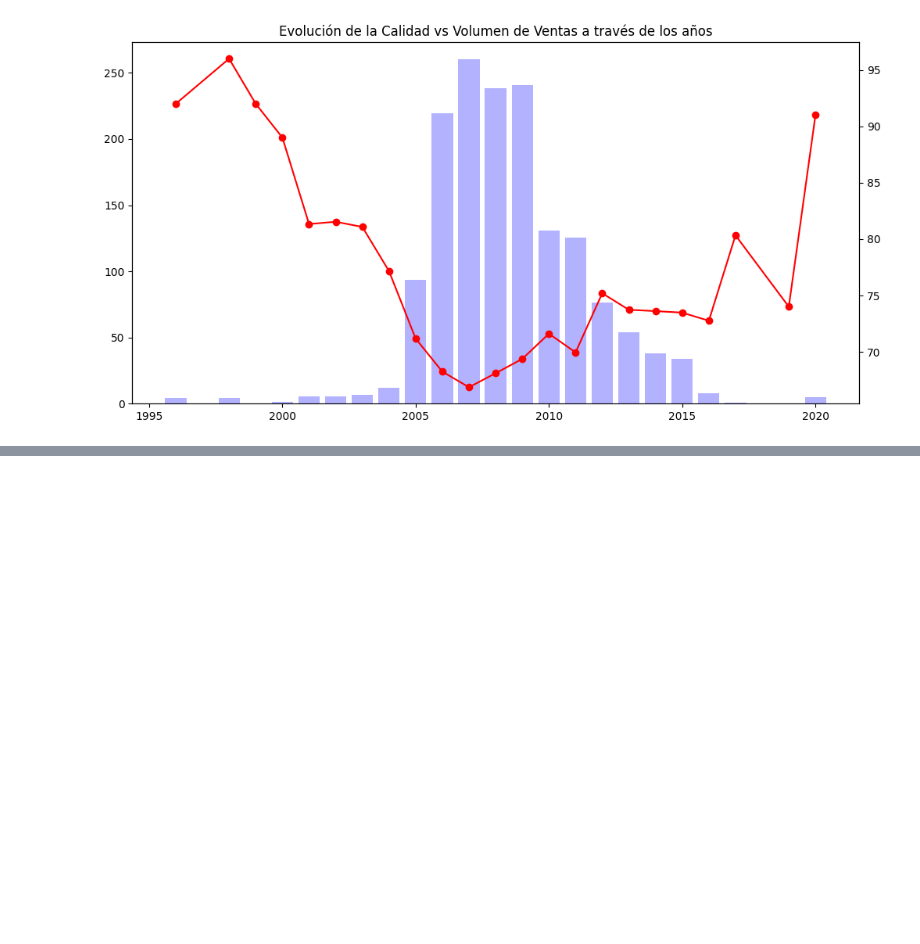
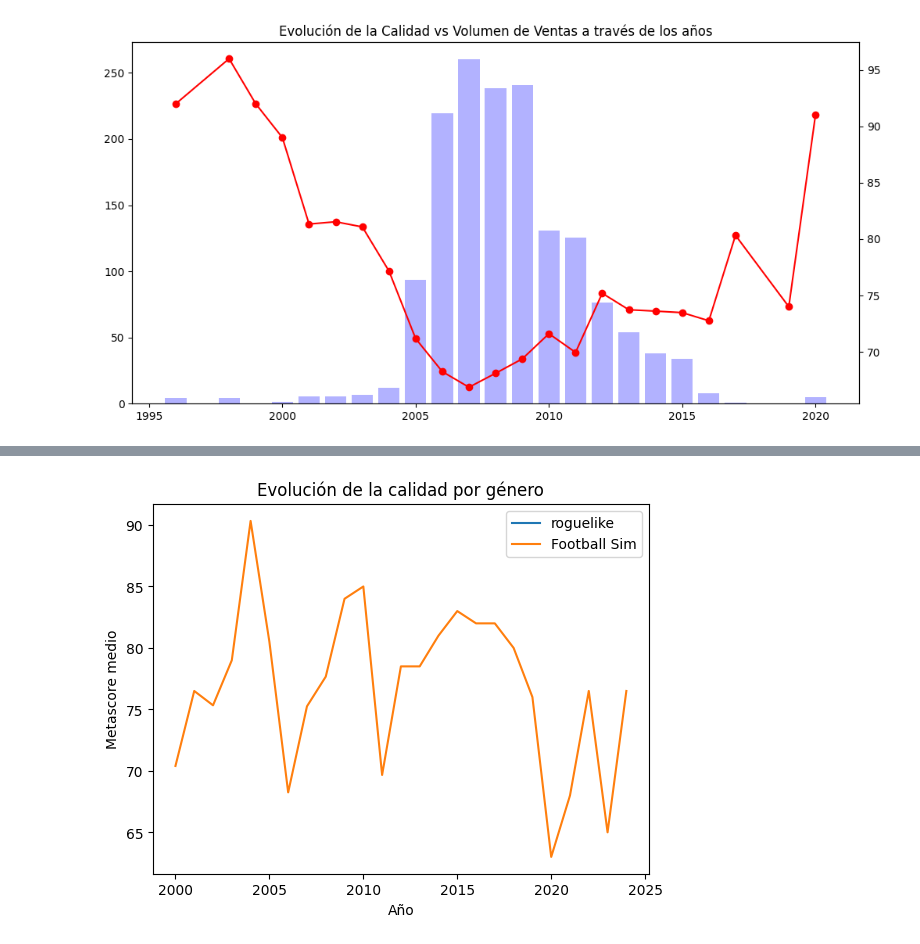
Before and after one commit to danmascarilla/Project_EDA, a Jupyter notebook: src/notebooks/pruebas.ipynb, the cells around one changed output, grey strips where cells are left out. Cells and saved outputs as stored; diff of their text form; code cells hidden in the pictures; blank space fills up the shorter version.

Commit message:
graficas años lanzamiento juegos mejor valorados y evolución calidad por tipo de videojuego

```diff
--- a/src/notebooks/pruebas.ipynb
+++ b/src/notebooks/pruebas.ipynb
@@ -22,18 +49,18 @@ df_meta.head()
 # %%
 # 1. Limpiar espacios en blanco en los nombres
-df_meta['name'] = df_meta['name'].str.strip()
+df_meta['title'] = df_meta['title'].str.strip()
 df_sales['Name'] = df_sales['Name'].str.strip()
 
 # 2. Unir los DataFrames por nombre y plataforma
 # Nota: A veces las plataformas se llaman distinto (ej: "PS4" vs "PlayStation 4"),
 # asegúrate de mapearlas si es necesario.
-df_combined = pd.merge(df_meta, df_sales, left_on=['name', 'platform'], right_on=['Name', 'Platform'], how='inner')
+df_combined = pd.merge(df_meta, df_sales, left_on=['title', 'platforms'], right_on=['Name', 'Platform'], how='inner')
 
 # 3. Limpiar puntuaciones de usuario (Metacritic a veces tiene "tbd")
-df_combined = df_combined[df_combined['user score'] != 'tbd']
-df_combined['user score'] = df_combined['user score'].astype(float)
+df_combined = df_combined[df_combined['userscore'] != 'tbd']
+df_combined['userscore'] = df_combined['userscore'].astype(float)
 
 # 4. Escalar el User Score (0-10) a la misma escala que el Critic Score (0-100)
-df_combined['user_score_100'] = df_combined['user score'] * 10
+df_combined['user_score_100'] = df_combined['userscore'] * 10
 # %%
 # Seleccionar columnas numéricas para correlación
@@ -220,0 +177,32 @@ Passing `palette` without assigning `hue` is deprecated and will be removed in v
+# %%
+df_clean = df_meta.dropna(subset=['year', 'metascore', 'genres'])
+df_clean['genres'].unique()
+genres_of_interest = ['roguelike', 'Football Sim']
+
+df_genres = df_clean[
+    df_clean['genres'].str.contains('|'.join(genres_of_interest), case=False, na=False)
+]
+
+quality_by_year = (
+    df_genres
+    .groupby(['year', 'genres'])['metascore']
+    .mean()
+    .reset_index()
+)
+
+fig, ax = plt.subplots()
+
+for genre in genres_of_interest:
+    data = quality_by_year[quality_by_year['genres'].str.contains(genre)]
+    ax.plot(data['year'], data['metascore'], label=genre)
+
+ax.set_xlabel('Año')
+ax.set_ylabel('Metascore medio')
+ax.set_title('Evolución de la calidad por género')
+ax.legend()
+
+#plt.show()
+
+#df_clean['genres'].unique()
+# %% [output]
+[figure, added]
```
Also changed, not shown: parts of 5 cells of this notebook.
